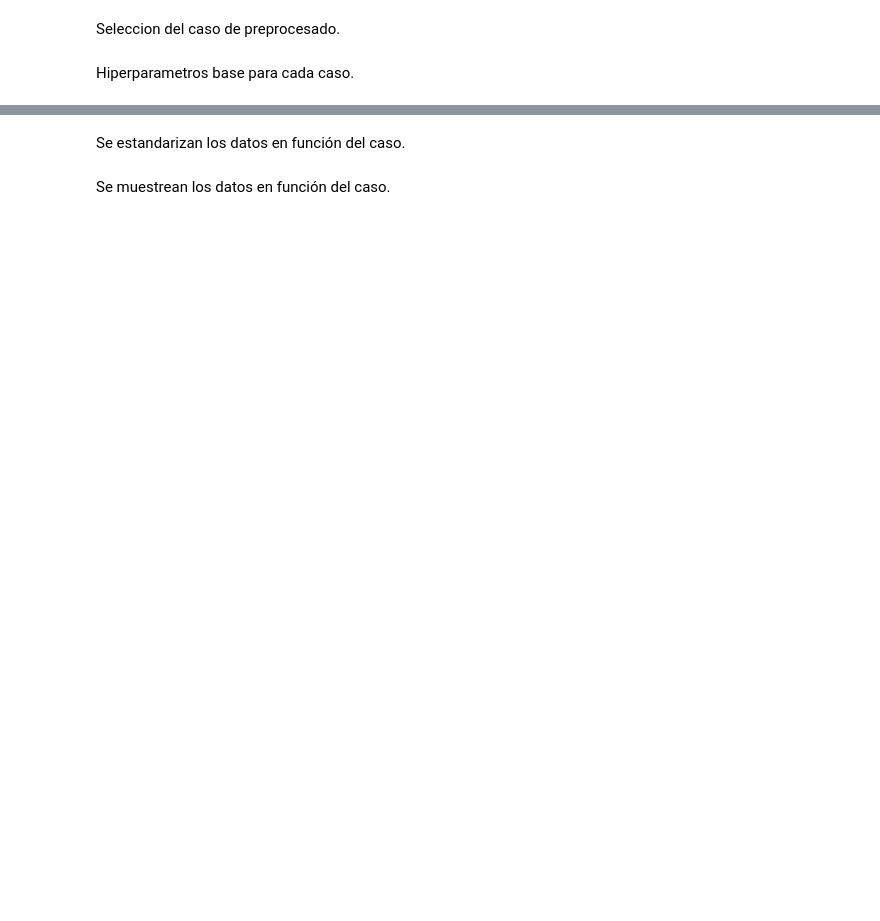
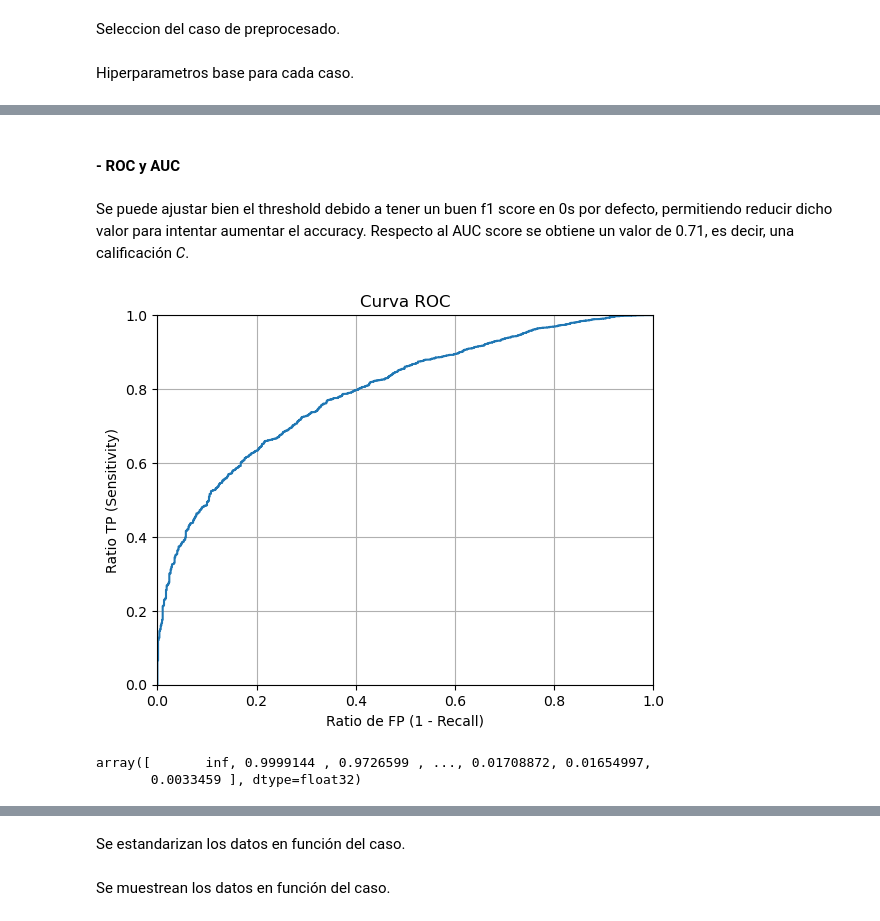
Before and after one commit to Tehedor/Reto1_ML-ABID, a Jupyter notebook: 6_Entrenamiento_y_evaluacion_v2.ipynb, the cells around one changed output, grey strips where cells are left out. Drawn from its saved outputs; the diff is of its cells as text; code cells hidden in the pictures; blank space fills up the shorter version.

```diff
--- a/6_Entrenamiento_y_evaluacion_v2.ipynb
+++ b/6_Entrenamiento_y_evaluacion_v2.ipynb
@@ -1406,0 +1050,2 @@ Hiperparametros base para cada caso.
+# %%
+X_test_scaled = prep.transform(X_test)
@@ -1406,0 +1105,11 @@ Hiperparametros base para cada caso.
+# %%
+params_final_XG = {
+    'objective': 'binary:logistic',
+    'eval_metric': 'aucpr',
+    'max_depth': 3,
+    'eta': 0.2,
+    'n_estimators': 200,
+    'subsample': 1.0,
+    'scale_pos_weight': 1,
+    'random_state': seed
+}
@@ -1406,0 +1118,2 @@ Hiperparametros base para cada caso.
+# %%
+final_XG = XGBClassifier(**params_final_XG)
@@ -1406,0 +1122,5 @@ Hiperparametros base para cada caso.
+# %%
+final_XG.fit(X_resampled, y_resampled)
+
+predicted_XG_opt = final_XG.predict(X_test_scaled)
+expected_XG_opt = y_test
@@ -1406,0 +1147,22 @@ Hiperparametros base para cada caso.
+# %% [markdown]
+#### - ROC y AUC
+# %% [markdown]
+Se puede ajustar bien el threshold debido a tener un buen f1 score en 0s por defecto, permitiendo reducir dicho valor para intentar aumentar el accuracy. Respecto al AUC score se obtiene un valor de 0.71, es decir, una calificación *C*.
+# %%
+y_pred_prob_XG = final_XG.predict_proba(X_test_scaled)[:,1]
+fpr, tpr, thresholds = roc_curve(y_test, y_pred_prob_XG)
+plt.plot(fpr, tpr)
+plt.xlim([0.0, 1.0])
+plt.ylim([0.0, 1.0])
+plt.title('Curva ROC')
+plt.xlabel('Ratio de FP (1 - Recall)')
+plt.ylabel('Ratio TP (Sensitivity)')
+plt.grid(True)
+plt.show()
+# %% [output]
+[figure, added]
+# %%
+thresholds
+# %% [output]
+array([       inf, 0.9999144 , 0.9726599 , ..., 0.01708872, 0.01654997,
+       0.0033459 ], dtype=float32)
```
Also changed, not shown: parts of 347 cells of this notebook.
